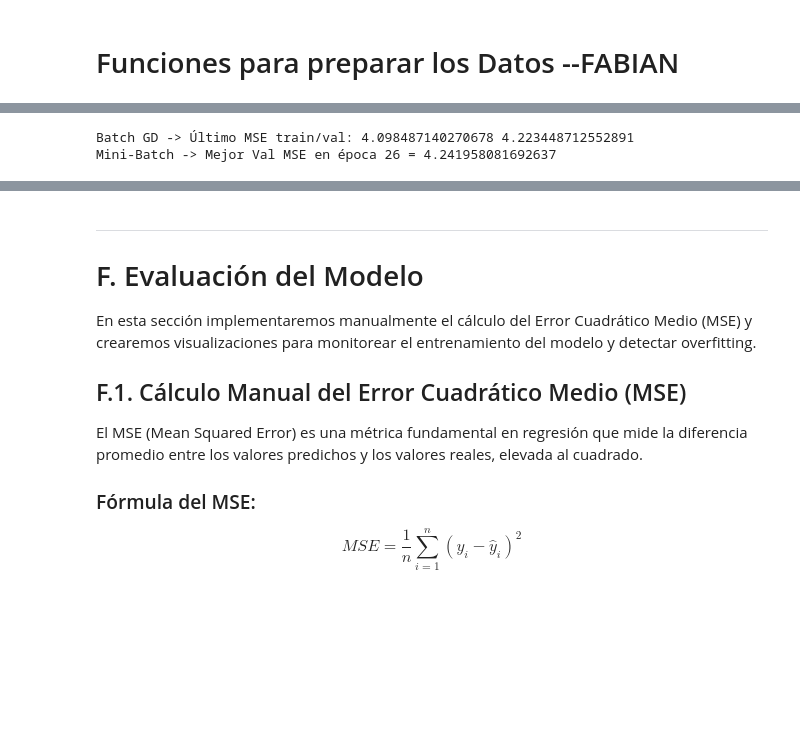
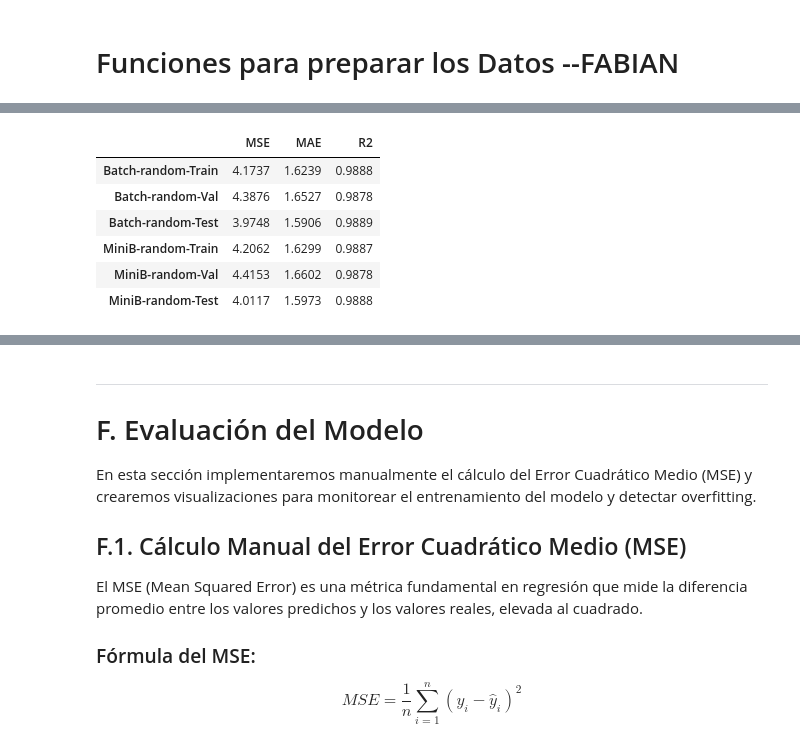
Before and after one commit to davidacunalopez/HW01_LinearRegression, a Jupyter notebook: tarea_IA_RegresionLineal.ipynb, the cells around one changed output, grey strips where cells are left out. Cells and saved outputs as stored; diff of their text form; code cells hidden in the pictures; blank space fills up the shorter version.

Commit message:
Modificacion Features de entrenamiento
Modificacion EDA

```diff
--- a/tarea_IA_RegresionLineal.ipynb
+++ b/tarea_IA_RegresionLineal.ipynb
@@ -1391,27 +1446,44 @@ def minibatch_gradient_descent(
 
     return theta, hist, {"best_val_mse": best_val, "best_epoch": best_epoch}
 # %%
-# === Entrenamiento ===
-ALPHA = 0.1
-EPOCHS = 800
+# Usa tus funciones; si no las tienes, avísame y te las pego de nuevo.
+ALPHA, EPOCHS, BATCH = 0.1, 800, 8
 
-# Batch GD
-theta_b, hist_b = batch_gradient_descent(
-    X_train_b, y_train, X_val_b, y_val,
-    alpha=ALPHA, epochs=EPOCHS
+theta_b,  hist_b  = batch_gradient_descent(
+    X_train_b, y_train, X_val_b, y_val, alpha=ALPHA, epochs=EPOCHS
 )
 
-# Mini-Batch GD (nota extra)
 theta_mb, hist_mb, info_mb = minibatch_gradient_descent(
     X_train_b, y_train, X_val_b, y_val,
-    alpha=ALPHA, epochs=EPOCHS, batch_size=8, patience=50
+    alpha=ALPHA, epochs=EPOCHS, batch_size=BATCH, patience=50
 )
 
-print("Batch GD -> Último MSE train/val:",
-      hist_b["mse_train"][-1], hist_b["mse_val"][-1])
-print("Mini-Batch -> Mejor Val MSE en época", info_mb["best_epoch"],
-      "=", info_mb["best_val_mse"])
+# Métricas en el TEST del EDA (coherentes con el documento)
+def eval_set(Xb, y, theta):
+    yhat = predict(Xb, theta)
+    return {
+        "MSE": mse(y, yhat),
+        "MAE": float(np.abs(y - yhat).mean()),
+        "R2":  float(1 - ((y - yhat)**2).sum() / ((y - y.mean())**2).sum())
+    }
+
+import pandas as pd
+metrics = pd.DataFrame.from_dict({
+    f"Batch-{SPLIT_KIND}-Train": eval_set(X_train_b, y_train, theta_b),
+    f"Batch-{SPLIT_KIND}-Val"  : eval_set(X_val_b,   y_val,   theta_b),
+    f"Batch-{SPLIT_KIND}-Test" : eval_set(X_test_b,  y_test,  theta_b),
+    f"MiniB-{SPLIT_KIND}-Train": eval_set(X_train_b, y_train, theta_mb),
+    f"MiniB-{SPLIT_KIND}-Val"  : eval_set(X_val_b,   y_val,   theta_mb),
+    f"MiniB-{SPLIT_KIND}-Test" : eval_set(X_test_b,  y_test,  theta_mb),
+}, orient="index").round(4)
+
+metrics
 # %% [output]
-Batch GD -> Último MSE train/val: 4.098487140270678 4.223448712552891
-Mini-Batch -> Mejor Val MSE en época 26 = 4.241958081692637
+|  | MSE | MAE | R2 |
+| Batch-random-Train | 4.1737 | 1.6239 | 0.9888 |
+| Batch-random-Val | 4.3876 | 1.6527 | 0.9878 |
+| Batch-random-Test | 3.9748 | 1.5906 | 0.9889 |
+| MiniB-random-Train | 4.2062 | 1.6299 | 0.9887 |
+| MiniB-random-Val | 4.4153 | 1.6602 | 0.9878 |
+| MiniB-random-Test | 4.0117 | 1.5973 | 0.9888 |
 # %%
```
Also changed, not shown: parts of 10 cells of this notebook.
